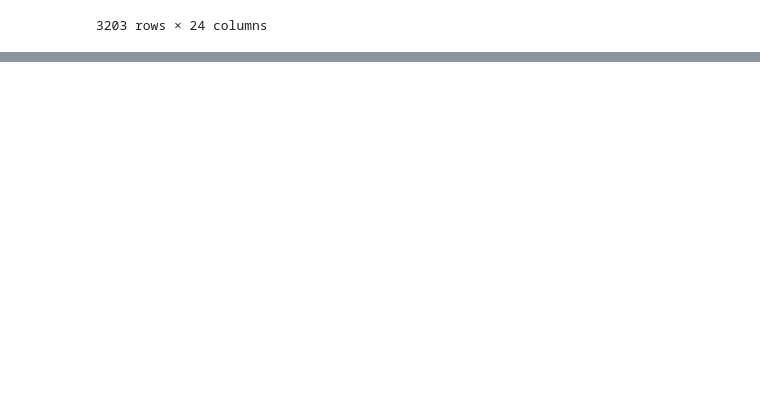
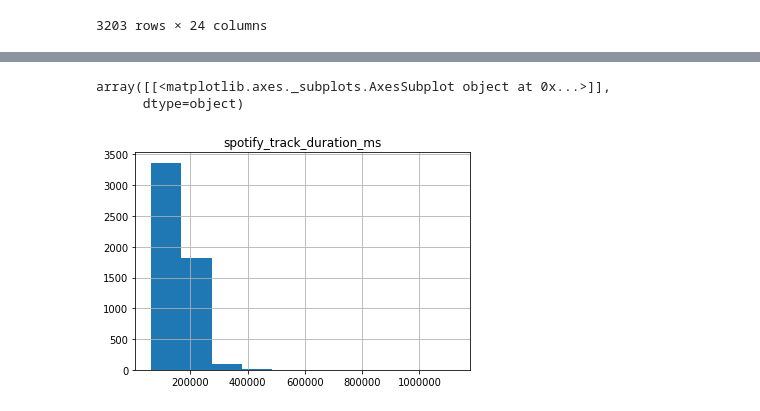
Before and after one commit to JKocher13/DataEngineering.Labs.AirflowProject, a Jupyter notebook: Python_Notebook_for_Airflow_Project.ipynb, the cells around one changed output, grey strips where cells are left out. Cells and saved outputs as stored; diff of their text form; code cells hidden in the pictures; blank space fills up the shorter version.

```diff
--- a/Python_Notebook_for_Airflow_Project.ipynb
+++ b/Python_Notebook_for_Airflow_Project.ipynb
@@ -171,0 +185,6 @@ with open("/Users/jkocher/Documents/airflow_home/data/blillboard_spotify_1960s.p
+# %%
+top1960_df.hist(column = "spotify_track_duration_ms")
+# %% [output]
+array([[<matplotlib.axes._subplots.AxesSubplot object at 0x...>]],
+      dtype=object)
+[figure, added]
```
Also changed, not shown: parts of 16 cells of this notebook, 2 other files.
